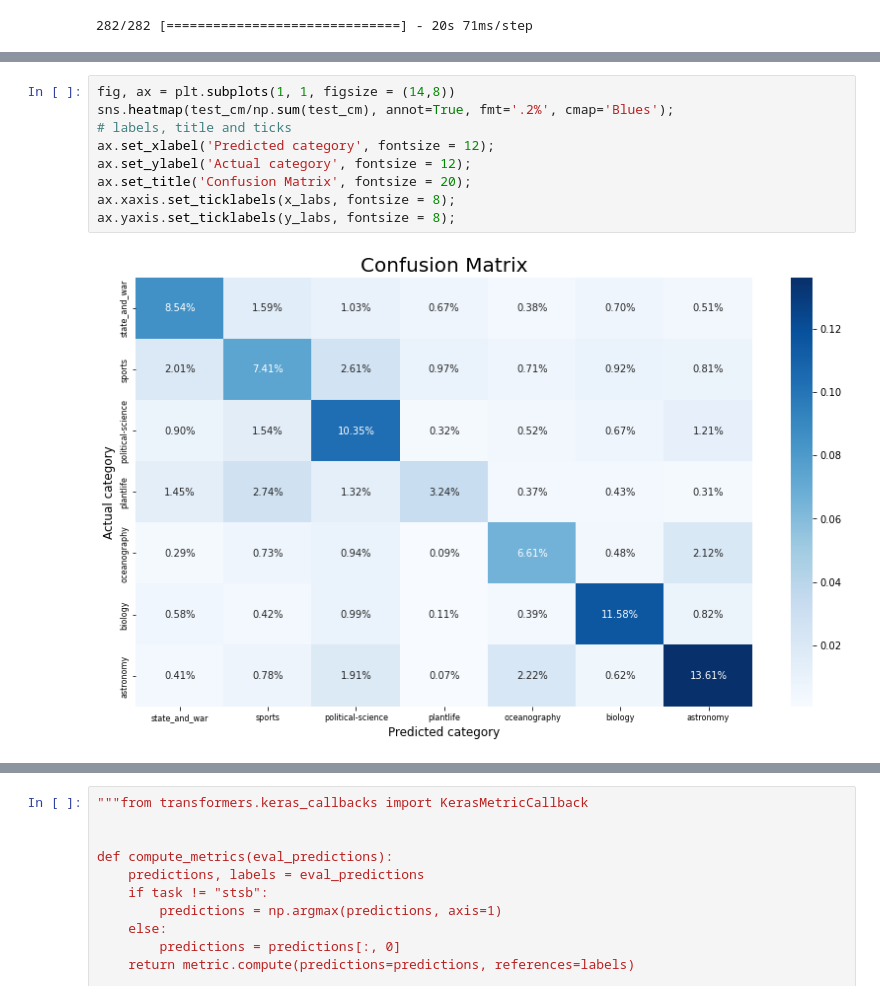
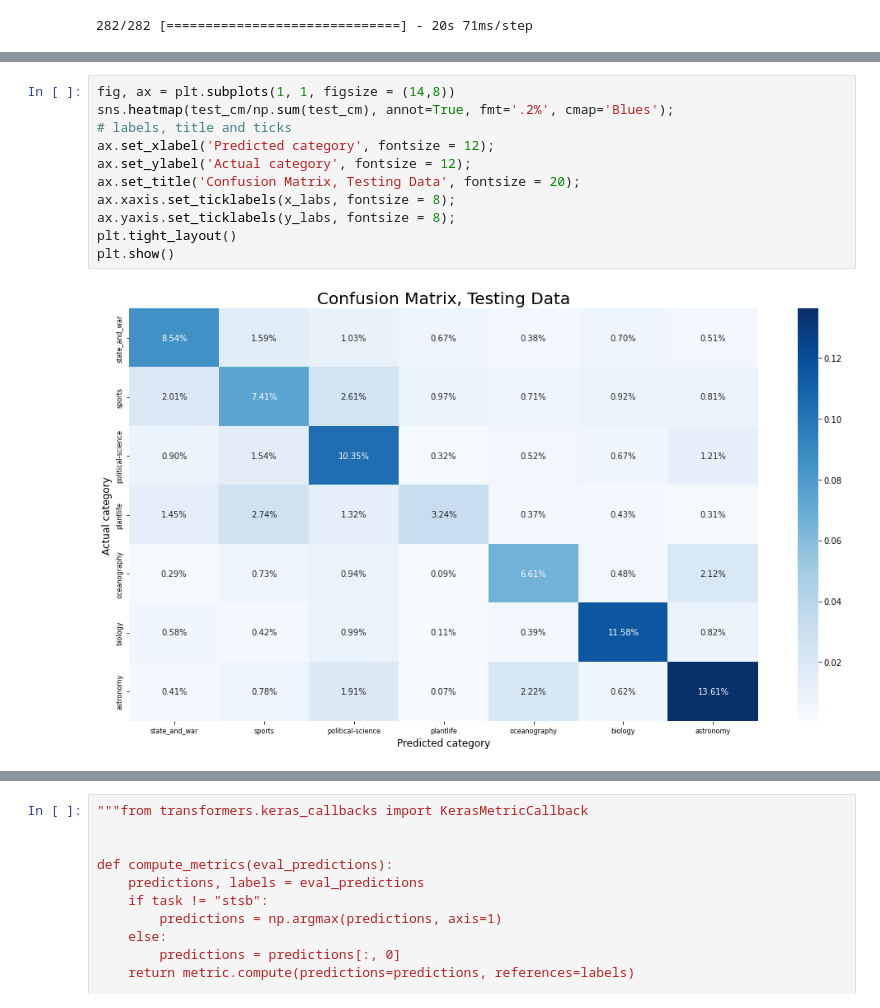
Before and after one commit to uva-ds6050-su22-g6/model, a Jupyter notebook: model_gpt.ipynb, the cells around one changed output, grey strips where cells are left out. Drawn from its saved outputs; the diff is of its cells as text.

```diff
--- a/model_gpt.ipynb
+++ b/model_gpt.ipynb
@@ -284,11 +302,13 @@ ax.yaxis.set_ticklabels(y_labs, fontsize = 8);
 # %%
 fig, ax = plt.subplots(1, 1, figsize = (14,8))
 sns.heatmap(test_cm/np.sum(test_cm), annot=True, fmt='.2%', cmap='Blues');
 # labels, title and ticks
 ax.set_xlabel('Predicted category', fontsize = 12);
 ax.set_ylabel('Actual category', fontsize = 12);
-ax.set_title('Confusion Matrix', fontsize = 20);
+ax.set_title('Confusion Matrix, Testing Data', fontsize = 20);
 ax.xaxis.set_ticklabels(x_labs, fontsize = 8);
 ax.yaxis.set_ticklabels(y_labs, fontsize = 8);
+plt.tight_layout()
+plt.show()
 # %% [output]
-[figure, old version]
+[figure, new version]
```
Also changed, not shown: parts of 7 cells of this notebook.
